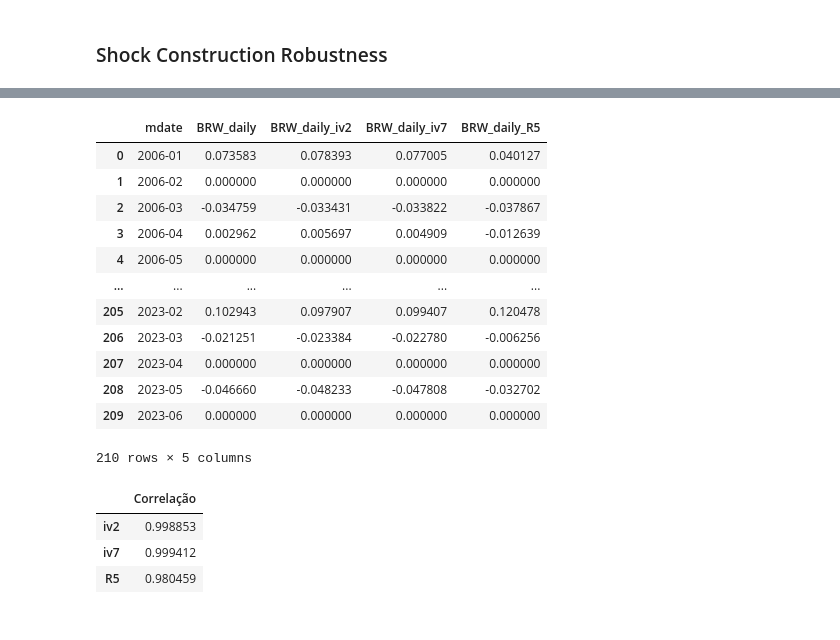
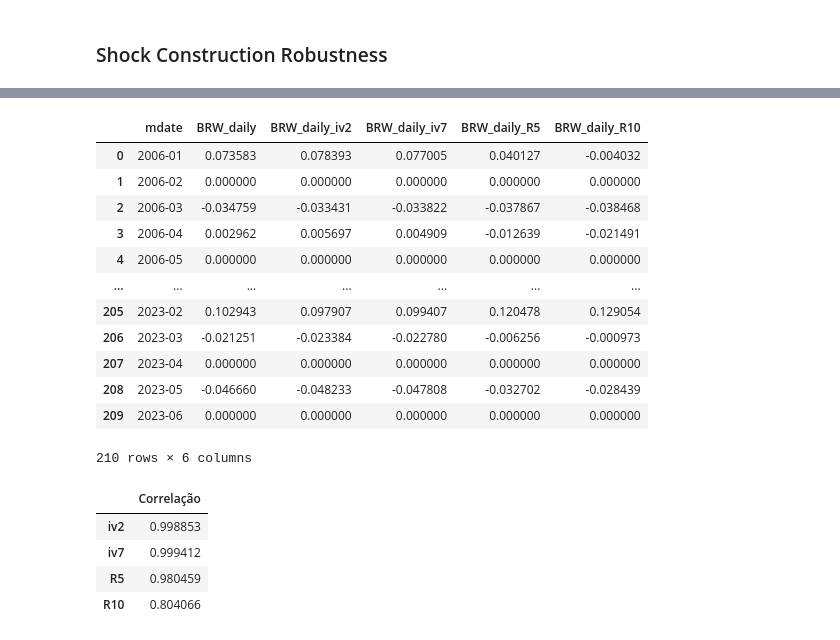
Before and after one commit to araujogab/Monetary-Shocks, a Jupyter notebook: Brasil/BRW/BRW_BR.ipynb, the cells around one changed output, grey strips where cells are left out. Cells and saved outputs as stored; diff of their text form; code cells hidden in the pictures.

```diff
--- a/Brasil/BRW/BRW_BR.ipynb
+++ b/Brasil/BRW/BRW_BR.ipynb
@@ -221,3 +221,24 @@ def step_1 (dataframe, maturities, q):
     return (dataframe)
 # %% [markdown]
 ### Step 2 - Fama and MacBeth
+# %%
+import pandas as pd
+
+# Suponhamos que 'df' seja o seu DataFrame
+# Você pode criar um DataFrame de exemplo para este exemplo
+data = {
+    'col1': [1, 2, 3],
+    'sveny_col1': [4, 5, 6],
+    'col2': [7, 8, 9],
+    'sveny_col2': [10, 11, 12]
+}
+
+df = pd.DataFrame(data)
+
+# Use a função filter para selecionar apenas as colunas que começam com "sveny"
+sveny_columns = df.filter(like='sveny')
+
+
+ultima_coluna = sveny_columns.columns[-1]
+
+ultima_coluna
@@ -229,8 +252,14 @@ def step_2 (dataframe):
 
     aligned_dgs_d = []
     for num in range(maxt):
-        sveny_values = dataframe.iloc[num, dataframe.columns.get_loc("SVENY01_d"):dataframe.columns.get_loc("SVENY30_d") + 1].values.astype(float)
-        beta_values = dataframe.iloc[num, dataframe.columns.get_loc("beta_hat01"):dataframe.columns.get_loc("beta_hat30") + 1].values.astype(float)
+        sveny_columns = dataframe.filter(like='SVENY')
+        print(sveny_columns)
+        last_column_s = sveny_columns.columns[-1]
+        beta_columns = dataframe.filter(like='beta')
+        last_column_b = beta_columns.columns[-1]
+
+        sveny_values = dataframe.iloc[num, dataframe.columns.get_loc("SVENY01_d"):dataframe.columns.get_loc(last_column_s) + 1].values.astype(float)
+        beta_values = dataframe.iloc[num, dataframe.columns.get_loc("beta_hat01"):dataframe.columns.get_loc(last_column_b) + 1].values.astype(float)
 
         # Adicionando uma constante à matriz independente (para o termo constante na regressão)
         X = sm.add_constant(beta_values)
@@ -402,6 +431,14 @@ step_1(data_R5,list_maturities_R5,0)
 data_R5 = step_2(data_R5)
 renormalization(data_R5)
 
+### R10 refers to the BRW shock series aligned using zero-coupon yields with only the 1 to 10-year maturities as outcome variables
+
+list_maturities_R10 = ["01", "02", "03", "04", "05", "06", "07", "08", "09", "10"]
+data_R10 = data_brw[["date","dgs_d","q","mdate", "SVENY01_d","SVENY02_d", "SVENY03_d","SVENY04_d","SVENY05_d","SVENY06_d","SVENY07_d","SVENY08_d","SVENY09_d", "SVENY10_d"]]
+step_1(data_R10,list_maturities_R10,0)
+data_R10 = step_2(data_R10)
+renormalization(data_R10)
+
 columns_2 = data_iv2[['mdate', 'BRW_daily']]
 columns_2.isetitem(columns_2.columns.get_loc('mdate'), columns_2['mdate'].dt.strftime('%Y-%m'))
 
@@ -411,6 +448,9 @@ columns_7.isetitem(columns_7.columns.get_loc('mdate'), columns_7['mdate'].dt.str
 columns_R5 = data_R5[['mdate', 'BRW_daily']]
 columns_R5.isetitem(columns_R5.columns.get_loc('mdate'), columns_R5['mdate'].dt.strftime('%Y-%m'))
 
+columns_R10 = data_R10[['mdate', 'BRW_daily']]
+columns_R10.isetitem(columns_R10.columns.get_loc('mdate'), columns_R10['mdate'].dt.strftime('%Y-%m'))
+
 
 data_monthly = data_monthly.merge(columns_2, on='mdate', how='left', suffixes=['', '_iv2'])
 data_monthly['BRW_daily_iv2'].fillna(0, inplace=True)
@@ -418,6 +458,8 @@ data_monthly = data_monthly.merge(columns_7, on='mdate', how='left', suffixes =
 data_monthly['BRW_daily_iv7'].fillna(0, inplace=True)
 data_monthly = data_monthly.merge(columns_R5, on='mdate', how='left', suffixes = ['', '_R5'])
 data_monthly['BRW_daily_R5'].fillna(0, inplace=True)
+data_monthly = data_monthly.merge(columns_R10, on='mdate', how='left', suffixes = ['', '_R10'])
+data_monthly['BRW_daily_R10'].fillna(0, inplace=True)
 # %% [output]
                           IV-2SLS Estimation Summary
 ==============================================================================
@@ -500,36 +576,38 @@ Notes:
 # %%
 data_monthly
 # %% [output]
-|  | mdate | BRW_daily | BRW_daily_iv2 | BRW_daily_iv7 | BRW_daily_R5 |
-| 0 | 2006-01 | 0.073583 | 0.078393 | 0.077005 | 0.040127 |
-| 1 | 2006-02 | 0.000000 | 0.000000 | 0.000000 | 0.000000 |
-| 2 | 2006-03 | -0.034759 | -0.033431 | -0.033822 | -0.037867 |
-| 3 | 2006-04 | 0.002962 | 0.005697 | 0.004909 | -0.012639 |
-| 4 | 2006-05 | 0.000000 | 0.000000 | 0.000000 | 0.000000 |
-| ... | ... | ... | ... | ... | ... |
-| 205 | 2023-02 | 0.102943 | 0.097907 | 0.099407 | 0.120478 |
-| 206 | 2023-03 | -0.021251 | -0.023384 | -0.022780 | -0.006256 |
-| 207 | 2023-04 | 0.000000 | 0.000000 | 0.000000 | 0.000000 |
-| 208 | 2023-05 | -0.046660 | -0.048233 | -0.047808 | -0.032702 |
-| 209 | 2023-06 | 0.000000 | 0.000000 | 0.000000 | 0.000000 |
+|  | mdate | BRW_daily | BRW_daily_iv2 | BRW_daily_iv7 | BRW_daily_R5 | BRW_daily_R10 |
+| 0 | 2006-01 | 0.073583 | 0.078393 | 0.077005 | 0.040127 | -0.004032 |
+| 1 | 2006-02 | 0.000000 | 0.000000 | 0.000000 | 0.000000 | 0.000000 |
+| 2 | 2006-03 | -0.034759 | -0.033431 | -0.033822 | -0.037867 | -0.038468 |
+| 3 | 2006-04 | 0.002962 | 0.005697 | 0.004909 | -0.012639 | -0.021491 |
+| 4 | 2006-05 | 0.000000 | 0.000000 | 0.000000 | 0.000000 | 0.000000 |
+| ... | ... | ... | ... | ... | ... | ... |
+| 205 | 2023-02 | 0.102943 | 0.097907 | 0.099407 | 0.120478 | 0.129054 |
+| 206 | 2023-03 | -0.021251 | -0.023384 | -0.022780 | -0.006256 | -0.000973 |
+| 207 | 2023-04 | 0.000000 | 0.000000 | 0.000000 | 0.000000 | 0.000000 |
+| 208 | 2023-05 | -0.046660 | -0.048233 | -0.047808 | -0.032702 | -0.028439 |
+| 209 | 2023-06 | 0.000000 | 0.000000 | 0.000000 | 0.000000 | 0.000000 |
-210 rows × 5 columns
+210 rows × 6 columns
 # %%
 
 robustness = {
     'iv2': data_monthly['BRW_daily'].corr(data_monthly['BRW_daily_iv2']),
     'iv7': data_monthly['BRW_daily'].corr(data_monthly['BRW_daily_iv7']),
     'R5': data_monthly['BRW_daily'].corr(data_monthly['BRW_daily_R5']),
+    'R10': data_monthly['BRW_daily'].corr(data_monthly['BRW_daily_R10']),
 }
 
 rob = pd.DataFrame.from_dict(robustness, orient='index', columns=['Correlação'])
 
 # Imprimir o DataFrame
 rob
 # %% [output]
 |  | Correlação |
 | iv2 | 0.998853 |
 | iv7 | 0.999412 |
 | R5 | 0.980459 |
+| R10 | 0.804066 |
 # %%
 subset_data = data_monthly
 
```
Also changed, not shown: parts of 4 cells of this notebook.
